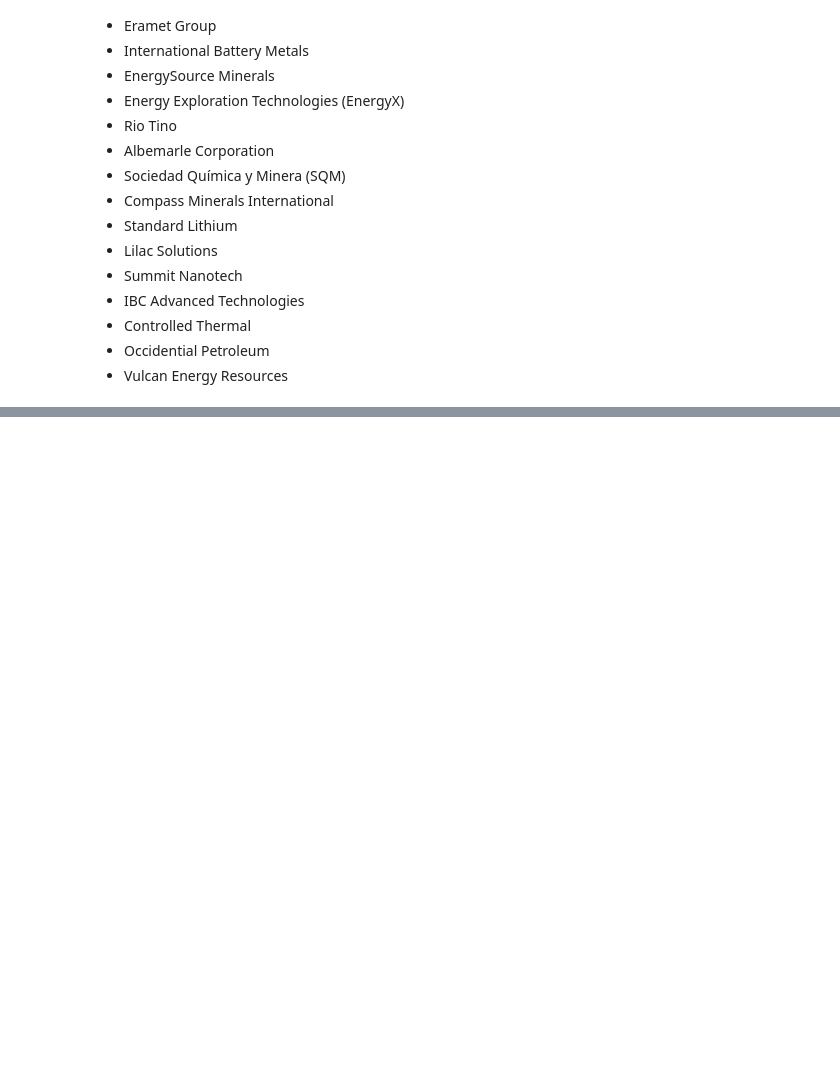
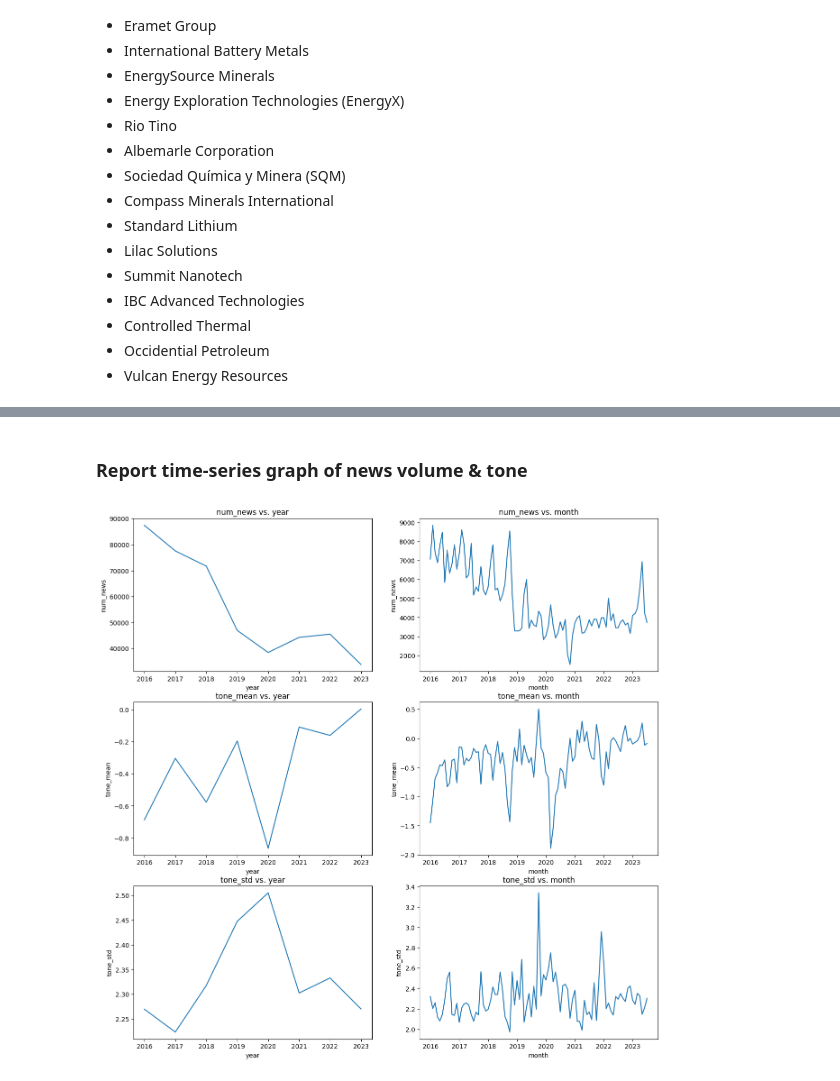
Before and after one commit to BomingZhang-coder/lithium-commodities-dashboard, a Jupyter notebook: jerry/news_analysis2.ipynb, the cells around one changed output, grey strips where cells are left out. Saved outputs shown, nothing was run; the diff lists cells and outputs as text; code cells hidden in the pictures; blank space fills up the shorter version.

```diff
--- a/jerry/news_analysis2.ipynb
+++ b/jerry/news_analysis2.ipynb
@@ -582,0 +815,18 @@ zadar ventures
+# %%
+summary5 = []
+
+for index in pd.date_range(start='1/1/2016', end='8/3/2023'):
+    df = get_news_subset(news_df=all_news3, year=index.year, month=index.month, day=index.day)
+    res_dict = {'date': index}
+    res_dict = res_dict | calculate_statistics(df)
+    summary5.append(res_dict)
+# %%
+summary_df3 = pd.DataFrame(summary3)
+summary_df3.set_index('year', inplace=True)
+display(summary_df3)
+summary_df3.to_csv("./news_analysis2_results/task2_annual_results.csv")
+
+summary_df4 = pd.DataFrame(summary4)
+summary_df4.set_index('month', inplace=True)
+display(summary_df4)
+summary_df4.to_csv("./news_analysis2_results/task2_monthly_results.csv")
@@ -582,0 +858,5 @@ zadar ventures
+# %%
+summary_df5 = pd.DataFrame(summary5)
+summary_df5.set_index('date', inplace=True)
+display(summary_df5)
+summary_df5.to_csv("./news_analysis2_results/task2_daily_results.csv")
@@ -582,0 +878,24 @@ zadar ventures
+# %% [markdown]
+### Report time-series graph of news volume & tone
+# %%
+# Ploting historical close prices
+fig, ax = plt.subplots(3, 2)
+
+df_lst = [summary_df3, summary_df4, summary_df5]
+time_lst = ['year', 'month', 'date']
+metric_lst = ['num_news', 'tone_mean', 'tone_std']
+
+for i in range(3): # metric
+    for j in range(2): # timeframe
+        ax[i,j].plot(df_lst[j][metric_lst[i]])
+        ax[i,j].set_title(f"{metric_lst[i]} vs. {time_lst[j]}")
+        ax[i,j].set_xlabel(f"{time_lst[j]}")
+        ax[i,j].set_ylabel(f"{metric_lst[i]}")
+
+fig.set_figheight(15)
+fig.set_figwidth(15)
+plt.savefig(f"{results_dir}/task2_ts_graph1.png")
+
+plt.show()
+# %% [output]
+[figure, added]
```
Also changed, not shown: parts of 34 cells of this notebook, 18 other files.
